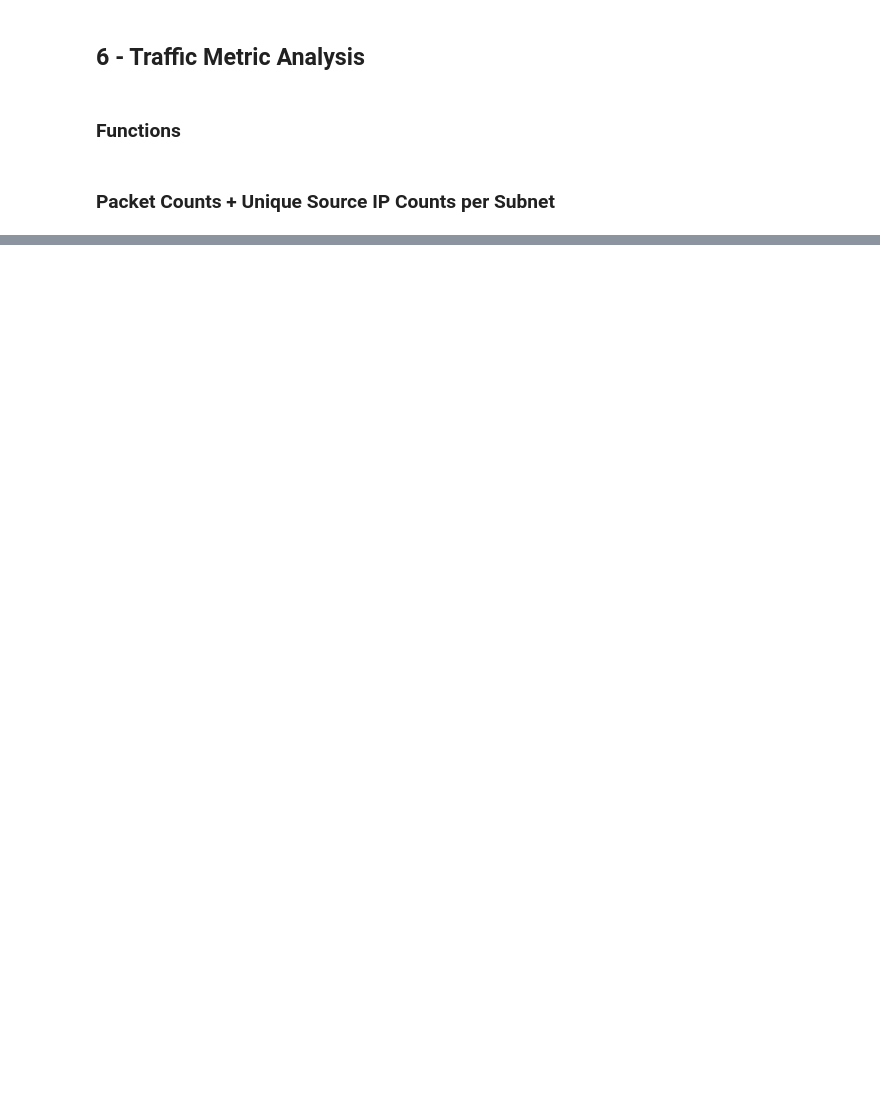
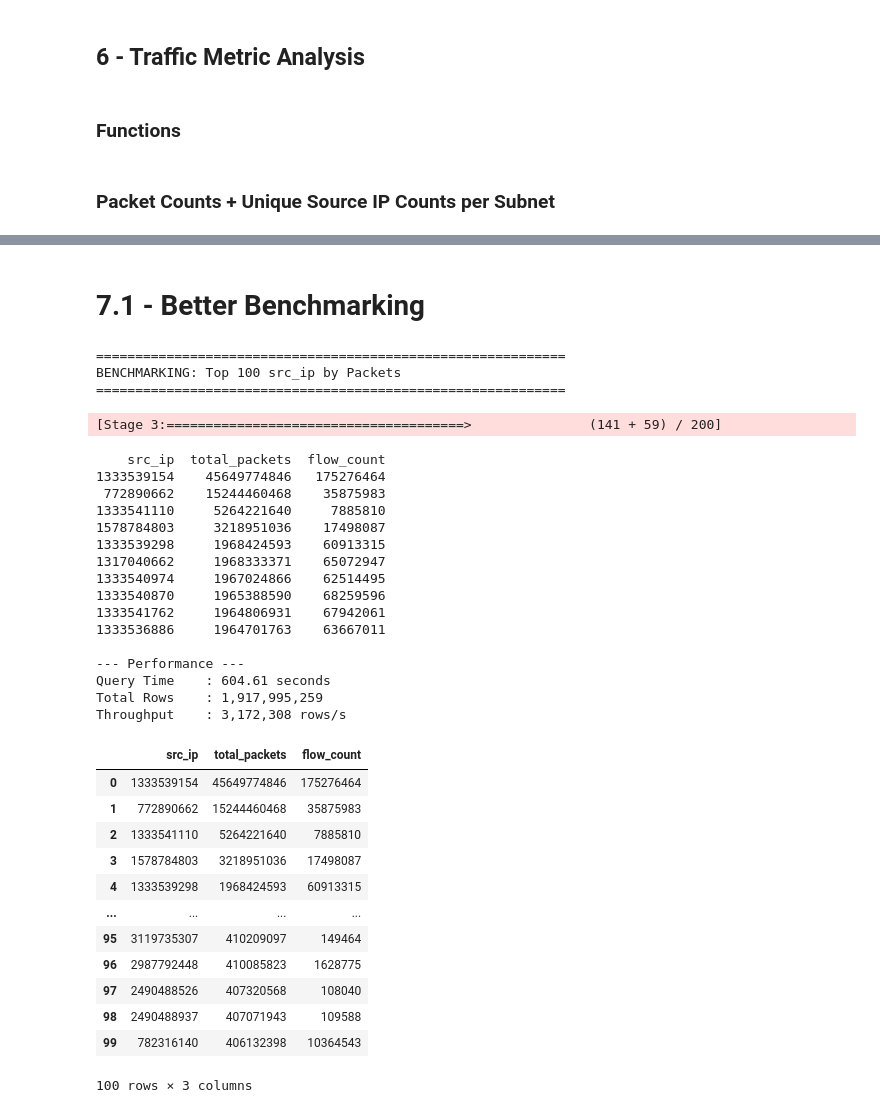
Before and after one commit to CAIDA/telescope_expanse_tutorial, a Jupyter notebook: example_notebooks/flowtuple_example.ipynb, the cells around one changed output, grey strips where cells are left out. Cells and saved outputs as stored; diff of their text form; code cells hidden in the pictures; blank space fills up the shorter version.

```diff
--- a/example_notebooks/flowtuple_example.ipynb
+++ b/example_notebooks/flowtuple_example.ipynb
@@ -239,4 +322,0 @@ Avro uri count: 7
-# %%
-%%time
-
-spark_df = load_ft_pyspark(list(avro_uris))
@@ -510,0 +591,2 @@ resultasn
+# %% [markdown]
+# 7.1 - Better Benchmarking
@@ -510,0 +634,42 @@ resultasn
+# %%
+# Query 1: Sorted Source IPs by packet counts
+q1_df = spark_df.groupBy("src_ip").agg(
+    F.sum("packet_cnt").alias("total_packets"),
+    F.count("*").alias("flow_count")
+).orderBy(F.col("total_packets").desc()).limit(100)
+
+benchmark_query(q1_df, "Top 100 src_ip by Packets")
+# %% [output]
+============================================================
+BENCHMARKING: Top 100 src_ip by Packets
+============================================================
+[Stage 3:======================================>               (141 + 59) / 200]
+    src_ip  total_packets  flow_count
+1333539154    45649774846   175276464
+ 772890662    15244460468    35875983
+1333541110     5264221640     7885810
+1578784803     3218951036    17498087
+1333539298     1968424593    60913315
+1317040662     1968333371    65072947
+1333540974     1967024866    62514495
+1333540870     1965388590    68259596
+1333541762     1964806931    67942061
+1333536886     1964701763    63667011
+
+--- Performance ---
+Query Time    : 604.61 seconds
+Total Rows    : 1,917,995,259
+Throughput    : 3,172,308 rows/s
+|  | src_ip | total_packets | flow_count |
+| 0 | 1333539154 | 45649774846 | 175276464 |
+| 1 | 772890662 | 15244460468 | 35875983 |
+| 2 | 1333541110 | 5264221640 | 7885810 |
+| 3 | 1578784803 | 3218951036 | 17498087 |
+| 4 | 1333539298 | 1968424593 | 60913315 |
+| ... | ... | ... | ... |
+| 95 | 3119735307 | 410209097 | 149464 |
+| 96 | 2987792448 | 410085823 | 1628775 |
+| 97 | 2490488526 | 407320568 | 108040 |
+| 98 | 2490488937 | 407071943 | 109588 |
+| 99 | 782316140 | 406132398 | 10364543 |
+100 rows × 3 columns
```
Also changed, not shown: parts of 39 cells of this notebook, 3 other files.
